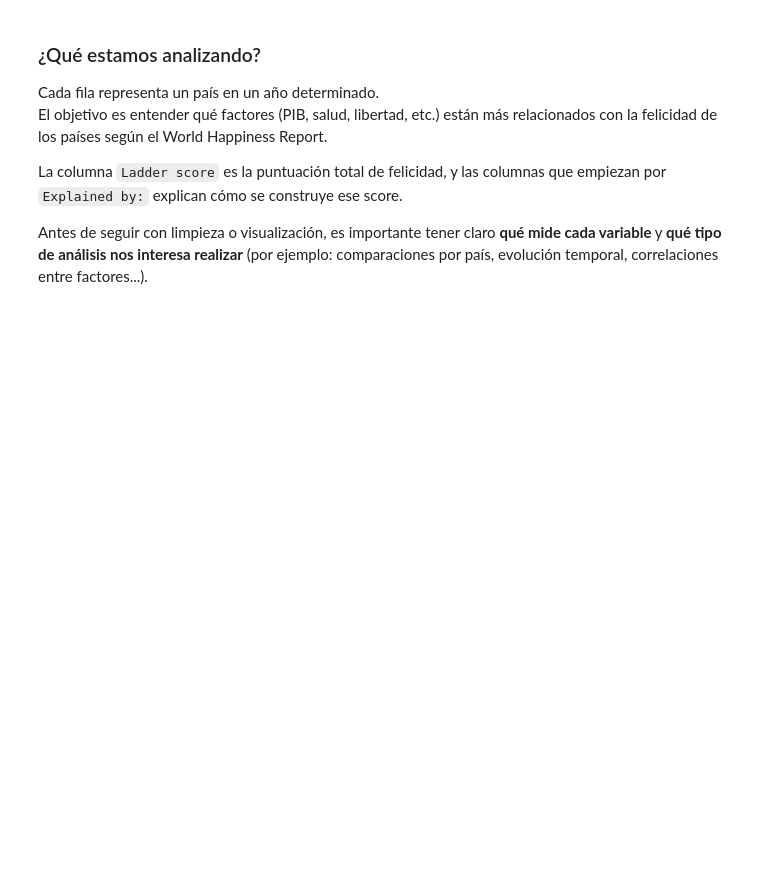
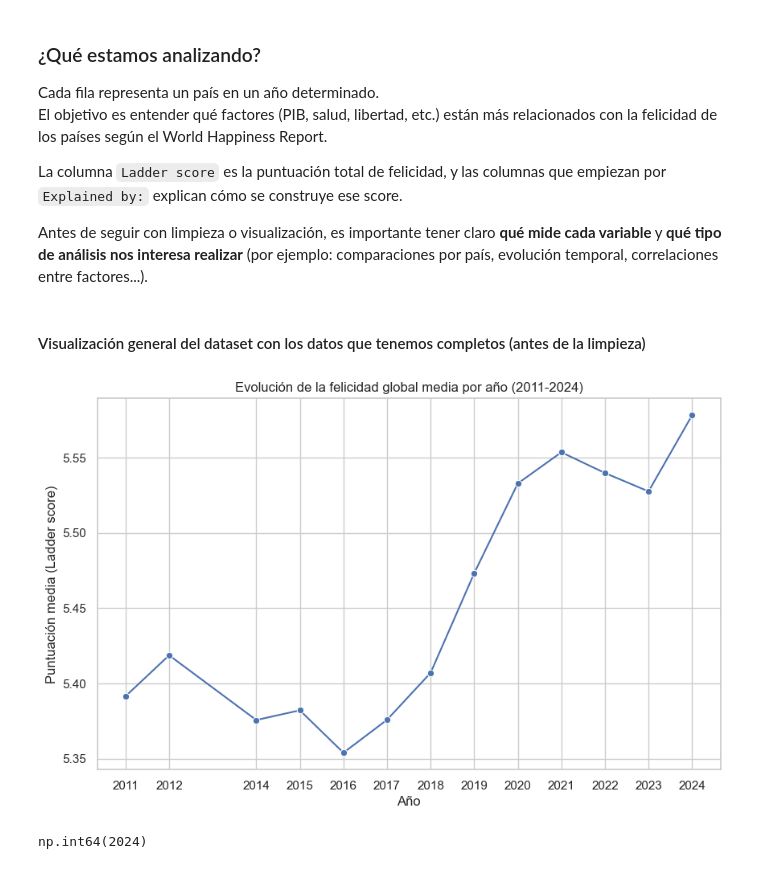
Before and after one commit to merkandez/WorldHappinessEDA, a Jupyter notebook: notebooks/happinness_analysis.ipynb, the cells around one changed output. Saved outputs shown, nothing was run; the diff lists cells and outputs as text; code cells hidden in the pictures; blank space fills up the shorter version.

```diff
--- a/notebooks/happinness_analysis.ipynb
+++ b/notebooks/happinness_analysis.ipynb
@@ -121,3 +121,24 @@ El objetivo es entender qué factores (PIB, salud, libertad, etc.) están más r
 La columna `Ladder score` es la puntuación total de felicidad, y las columnas que empiezan por `Explained by:` explican cómo se construye ese score.
 
 Antes de seguir con limpieza o visualización, es importante tener claro **qué mide cada variable** y **qué tipo de análisis nos interesa realizar** (por ejemplo: comparaciones por país, evolución temporal, correlaciones entre factores...).
+# %% [markdown]
+#### Visualización general del dataset con los datos que tenemos completos (antes de la limpieza)
+# %%
+# Calcular la media de felicidad global por año
+media_anual = df.groupby('Year')['Ladder score'].mean().reset_index()
+
+# Gráfico de línea: evolución de la felicidad global media
+sns.lineplot(data=media_anual, x='Year', y='Ladder score', marker = 'o')
+plt.title("Evolución de la felicidad global media por año (2011-2024)")
+plt.ylabel("Puntuación media (Ladder score)")
+plt.xlabel("Año")
+plt.xticks(media_anual['Year'].unique())
+plt.grid(True)
+plt.show()
+# %% [output]
+[figure, added]
+# %%
+# ¿Cuál es el último año con valores completos en Ladder score?
+df['Year'].max()
+# %% [output]
+np.int64(2024)
```
Also changed, not shown: parts of 1 cell of this notebook.
